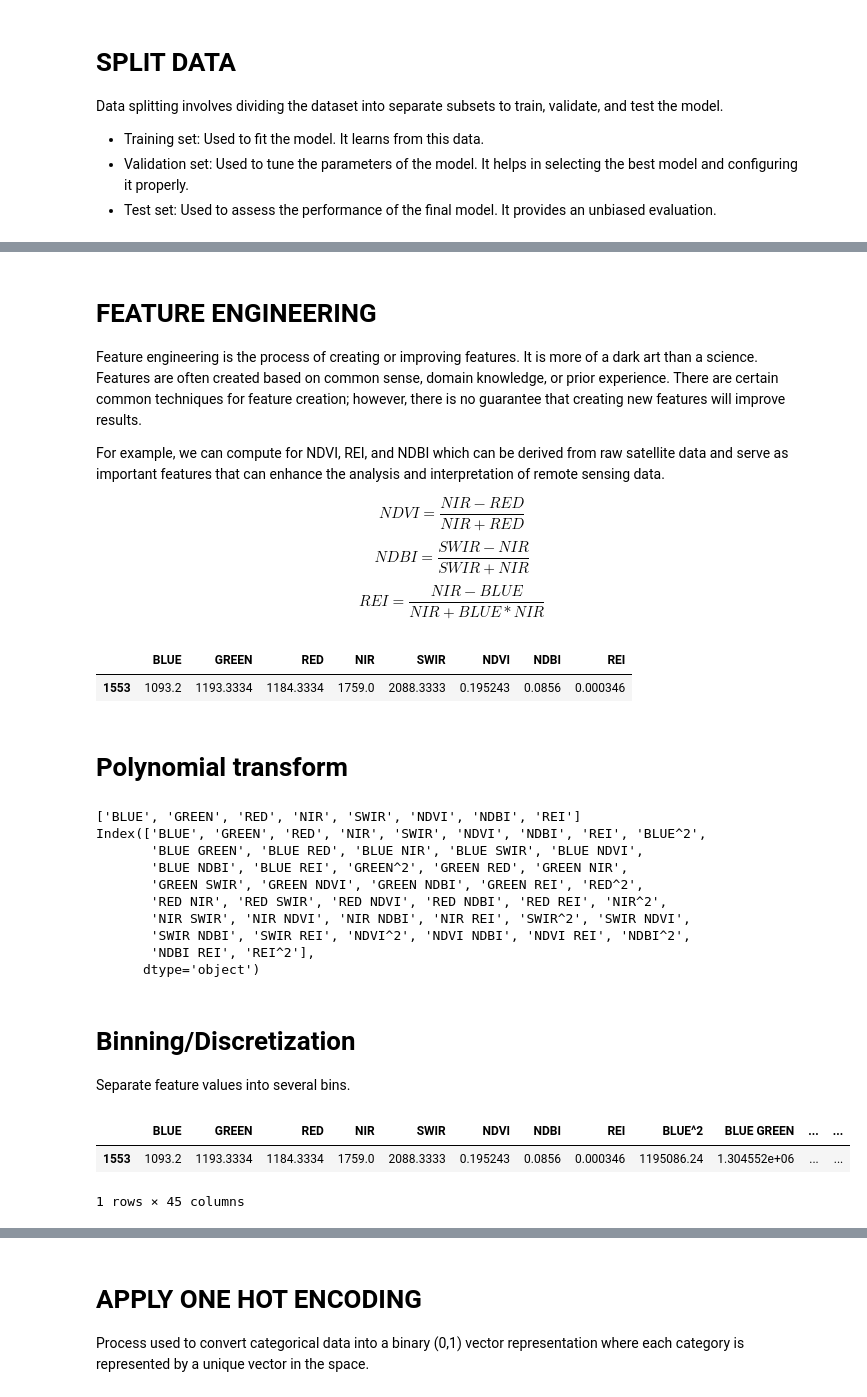
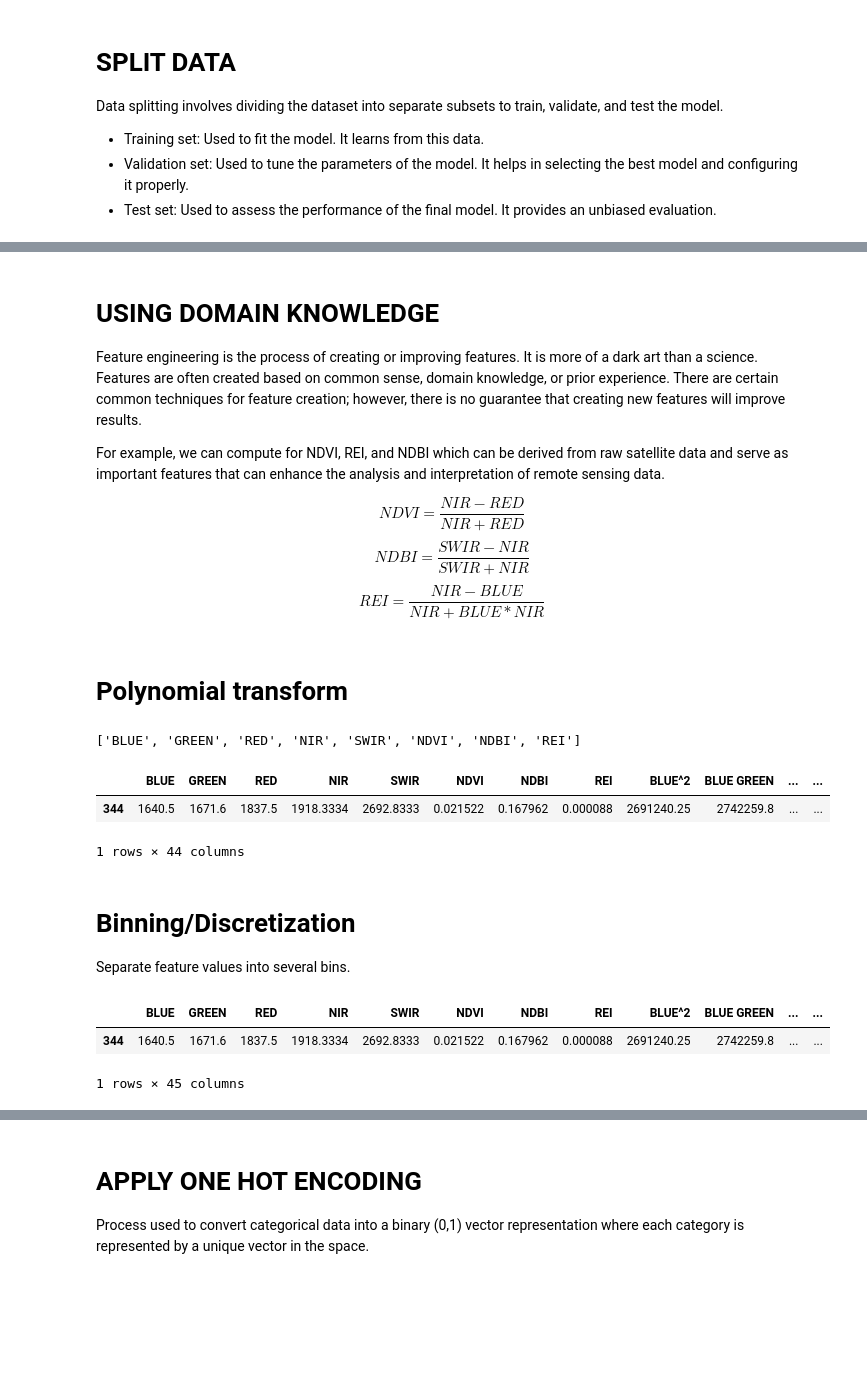
Before and after one commit to RJLA/GeoAI-ISPRS-SS, a Jupyter notebook: II.2.Data-Preparation.ipynb, the cells around one changed output, grey strips where cells are left out. Cells and saved outputs as stored; diff of their text form; code cells hidden in the pictures; blank space fills up the shorter version.

```diff
--- a/II.2.Data-Preparation.ipynb
+++ b/II.2.Data-Preparation.ipynb
@@ -42,5 +41,5 @@ print(X_test.shape)
 # %% [markdown]
-# FEATURE ENGINEERING
+# USING DOMAIN KNOWLEDGE
 
 Feature engineering is the process of creating or improving features. It is more of a dark art than a science. Features are often created based on common sense, domain knowledge, or prior experience. There are certain common techniques for feature creation; however, there is no guarantee that creating new features will improve results.
 
@@ -50,37 +49,35 @@ $$ NDVI = \frac{NIR - RED}{NIR + RED} $$
 $$ NDBI = \frac{SWIR - NIR}{SWIR + NIR} $$
 $$ REI = \frac{NIR - BLUE}{NIR + BLUE * NIR} $$
 # %%
-# compute ndvi
 X_train["NDVI"] = (X_train["NIR"] - X_train["RED"]) / (X_train["NIR"] + X_train["RED"])
-#compute ndbi
 X_train["NDBI"] = (X_train["SWIR"] - X_train["NIR"]) / (X_train["SWIR"] + X_train["NIR"])
-#compute rei
 X_train["REI"] = (X_train["NIR"] - X_train["BLUE"]) / (X_train["NIR"] + X_train["BLUE"] * X_train["NIR"])
 X_train.fillna(0, inplace=True)
-#export
 X_train.to_csv("csv_files/X_train_with_indices.csv", index=False)
-X_train.head(1)
+
+X_val["NDVI"] = (X_val["NIR"] - X_val["RED"]) / (X_val["NIR"] + X_val["RED"])
+X_val["NDBI"] = (X_val["SWIR"] - X_val["NIR"]) / (X_val["SWIR"] + X_val["NIR"])
+X_val["REI"] = (X_val["NIR"] - X_val["BLUE"]) / (X_val["NIR"] + X_val["BLUE"] * X_val["NIR"])
+X_val.fillna(0, inplace=True)
+X_val.to_csv("csv_files/X_val_with_indices.csv", index=False)
+
+X_test["NDVI"] = (X_test["NIR"] - X_test["RED"]) / (X_test["NIR"] + X_test["RED"])
+X_test["NDBI"] = (X_test["SWIR"] - X_test["NIR"]) / (X_test["SWIR"] + X_test["NIR"])
+X_test["REI"] = (X_test["NIR"] - X_test["BLUE"]) / (X_test["NIR"] + X_test["BLUE"] * X_test["NIR"])
+X_test.fillna(0, inplace=True)
+X_test.to_csv("csv_files/X_test_with_indices.csv", index=False)
-# %% [output]
-|  | BLUE | GREEN | RED | NIR | SWIR | NDVI | NDBI | REI |
-| 1553 | 1093.2 | 1193.3334 | 1184.3334 | 1759.0 | 2088.3333 | 0.195243 | 0.0856 | 0.000346 |
 # %% [markdown]
 # Polynomial transform
 # %%
 numerical_columns = X_train.select_dtypes(include=['float64']).columns.tolist()
 print(numerical_columns)
-X_train = df_ops.polynomial_transform(X_train, numerical_columns, 2)
-print(X_train.columns)
+X_train, X_val, X_test = df_ops.polynomial_transform(X_train, X_val, X_test, numerical_columns, 2)
+X_train.head(1)
 # %% [output]
 ['BLUE', 'GREEN', 'RED', 'NIR', 'SWIR', 'NDVI', 'NDBI', 'REI']
-Index(['BLUE', 'GREEN', 'RED', 'NIR', 'SWIR', 'NDVI', 'NDBI', 'REI', 'BLUE^2',
-       'BLUE GREEN', 'BLUE RED', 'BLUE NIR', 'BLUE SWIR', 'BLUE NDVI',
-       'BLUE NDBI', 'BLUE REI', 'GREEN^2', 'GREEN RED', 'GREEN NIR',
-       'GREEN SWIR', 'GREEN NDVI', 'GREEN NDBI', 'GREEN REI', 'RED^2',
-       'RED NIR', 'RED SWIR', 'RED NDVI', 'RED NDBI', 'RED REI', 'NIR^2',
-       'NIR SWIR', 'NIR NDVI', 'NIR NDBI', 'NIR REI', 'SWIR^2', 'SWIR NDVI',
-       'SWIR NDBI', 'SWIR REI', 'NDVI^2', 'NDVI NDBI', 'NDVI REI', 'NDBI^2',
-       'NDBI REI', 'REI^2'],
-      dtype='object')
+|  | BLUE | GREEN | RED | NIR | SWIR | NDVI | NDBI | REI | BLUE^2 | BLUE GREEN | ... | ... |
+| 344 | 1640.5 | 1671.6 | 1837.5 | 1918.3334 | 2692.8333 | 0.021522 | 0.167962 | 0.000088 | 2691240.25 | 2742259.8 | ... | ... |
+1 rows × 44 columns
 # %% [markdown]
 # Binning/Discretization
 
@@ -88,14 +85,12 @@ Index(['BLUE', 'GREEN', 'RED', 'NIR', 'SWIR', 'NDVI', 'NDBI', 'REI', 'BLUE^2',
 # %%
 # Create binary NDVI
 ndvi_binary_edges = [-float("inf"), 0.5, float("inf")]
 ndvi_binary_labels = ["non_veg", "veg"]
-X_train = df_ops.binarize_or_discretize(
-    X_train, "NDVI", "NDVI_bin", ndvi_binary_edges, ndvi_binary_labels
-)
+X_train, X_val, X_test = df_ops.binarize_or_discretize(X_train, X_val, X_test, "NDVI", "NDVI_bin", ndvi_binary_edges, ndvi_binary_labels)
 X_train.head(1)
 # %% [output]
 |  | BLUE | GREEN | RED | NIR | SWIR | NDVI | NDBI | REI | BLUE^2 | BLUE GREEN | ... | ... |
-| 1553 | 1093.2 | 1193.3334 | 1184.3334 | 1759.0 | 2088.3333 | 0.195243 | 0.0856 | 0.000346 | 1195086.24 | 1.304552e+06 | ... | ... |
+| 344 | 1640.5 | 1671.6 | 1837.5 | 1918.3334 | 2692.8333 | 0.021522 | 0.167962 | 0.000088 | 2691240.25 | 2742259.8 | ... | ... |
 1 rows × 45 columns
 # %%
 # Create categorical NDVI
```
Also changed, not shown: parts of 16 cells of this notebook, 40 other files.
